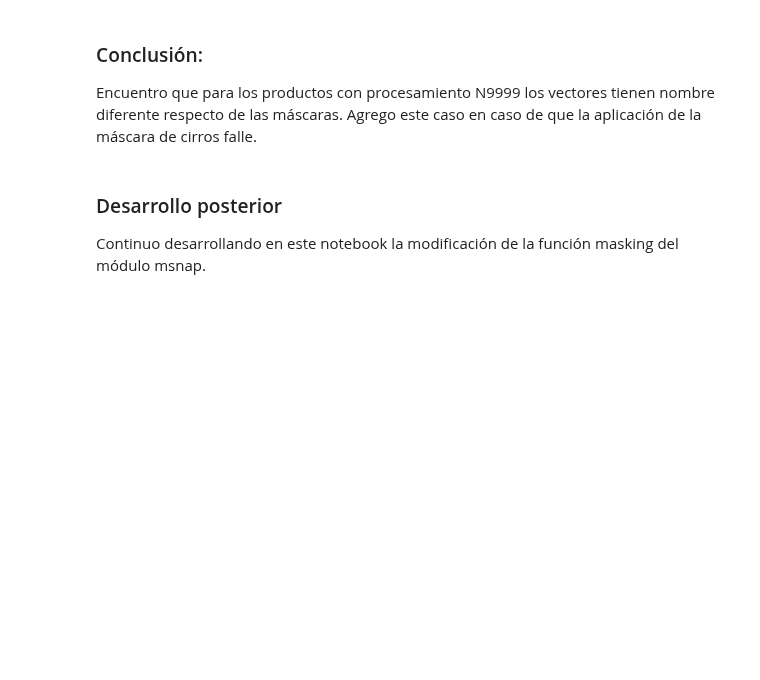
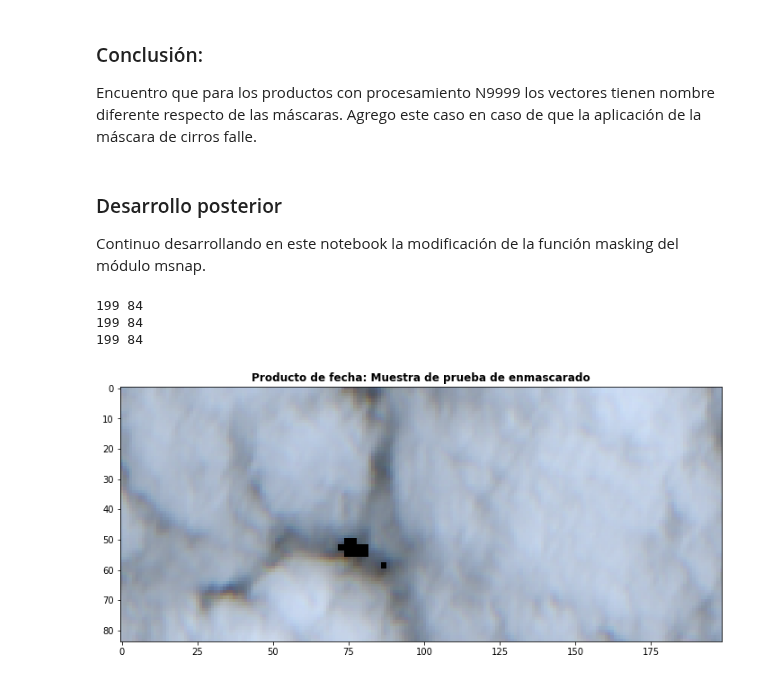
Before and after one commit to gvdiaz/NDVI_S2_gauge, a Jupyter notebook: Scripts/Plot_test.ipynb, the cells around one changed output. Drawn from its saved outputs; the diff is of its cells as text; code cells hidden in the pictures; blank space fills up the shorter version.

Commit message:
Desarrollo y prueba de nueva función de enmascarado. Funciona correctamente (por el momento).

```diff
--- a/Scripts/Plot_test.ipynb
+++ b/Scripts/Plot_test.ipynb
@@ -128,0 +151,10 @@ mask = 'cirrus_clouds'
+# %%
+mask = 'cirrus_clouds'
+msnap.get_mask_list(resamp_prod, False)
+masked_prod = msnap.masking_2(resamp_prod, 'cirrus_clouds', True)
+msnap.plotRGB_s2(masked_prod, 'Muestra de prueba de enmascarado', 0, 0.3)
+# %% [output]
+199 84
+199 84
+199 84
+[figure, added]
```
Also changed, not shown: parts of 2 cells of this notebook, 1 other file.
